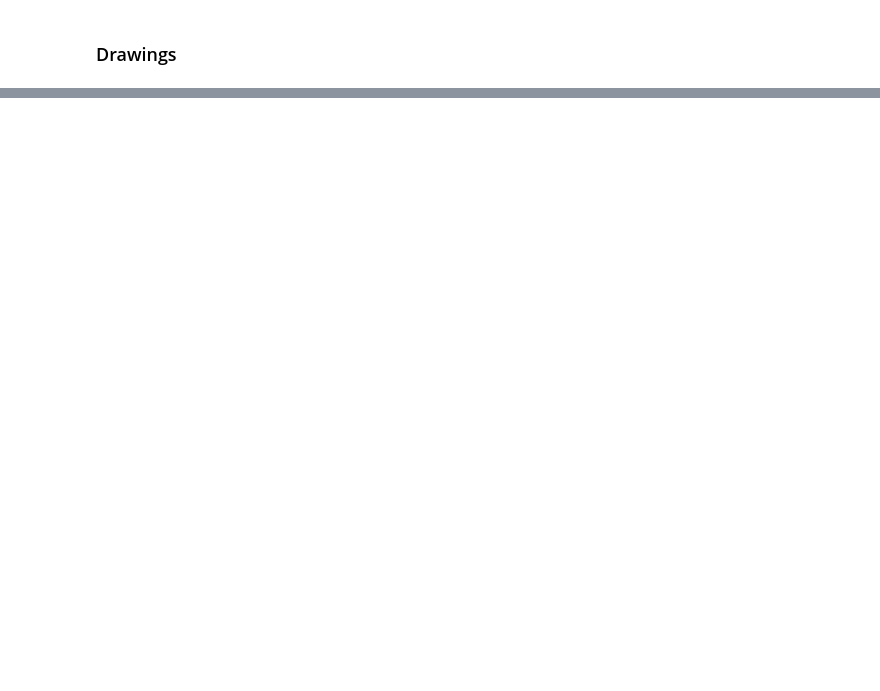
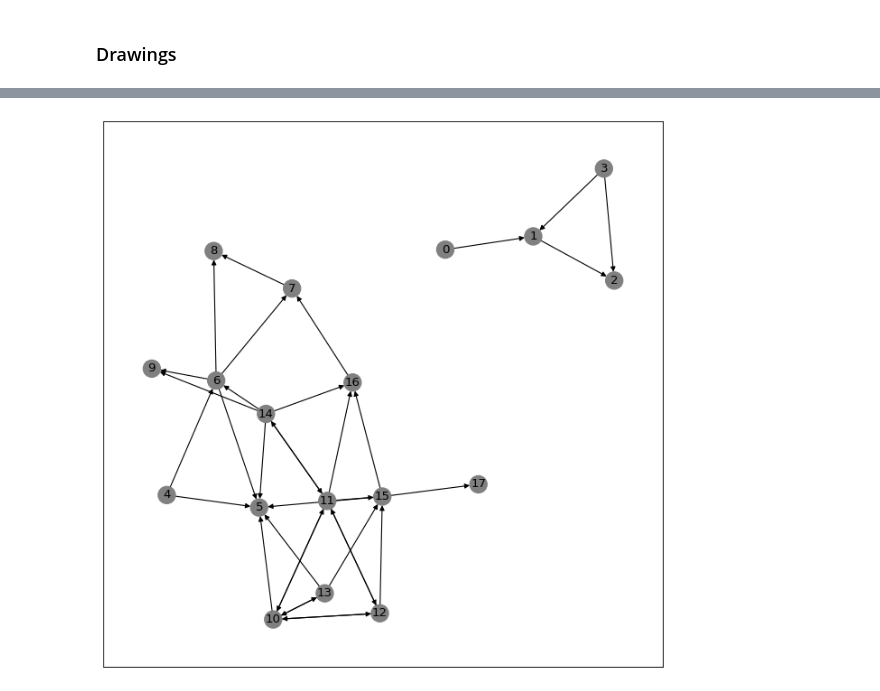
Before and after one commit to ralmasri/Domain-Guided-Monitoring, a Jupyter notebook: notebooks/understanding/comparision_templates.ipynb, the cells around one changed output, grey strips where cells are left out. Drawn from its saved outputs; the diff is of its cells as text; code cells hidden in the pictures; blank space fills up the shorter version.

```diff
--- a/notebooks/understanding/comparision_templates.ipynb
+++ b/notebooks/understanding/comparision_templates.ipynb
@@ -523,0 +487,4 @@ nx.draw_networkx(G, with_labels=True, pos=pos, node_color=get_color_map(G))
+# %%
+G = results['coarse_score'][0]
+plot_graph(G, 'Coarse log templates from 100 data entries with score algorithm')
+# %% [output]
@@ -523,0 +493 @@ nx.draw_networkx(G, with_labels=True, pos=pos, node_color=get_color_map(G))
+[figure, added]
```
Also changed, not shown: parts of 31 cells of this notebook.
